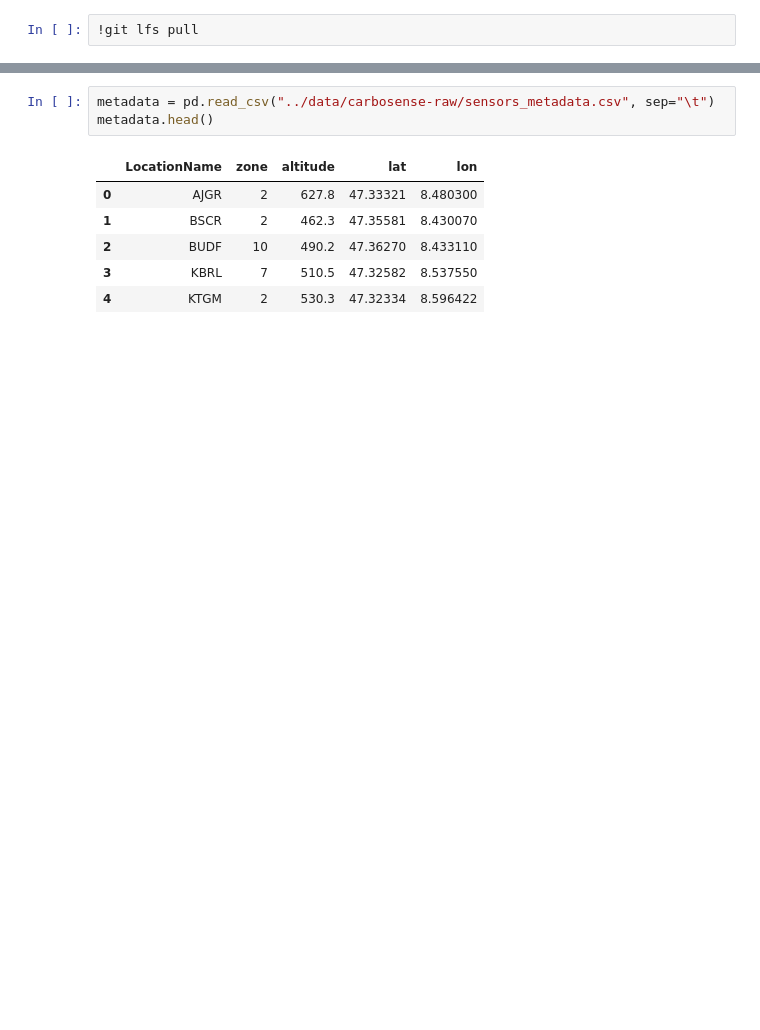
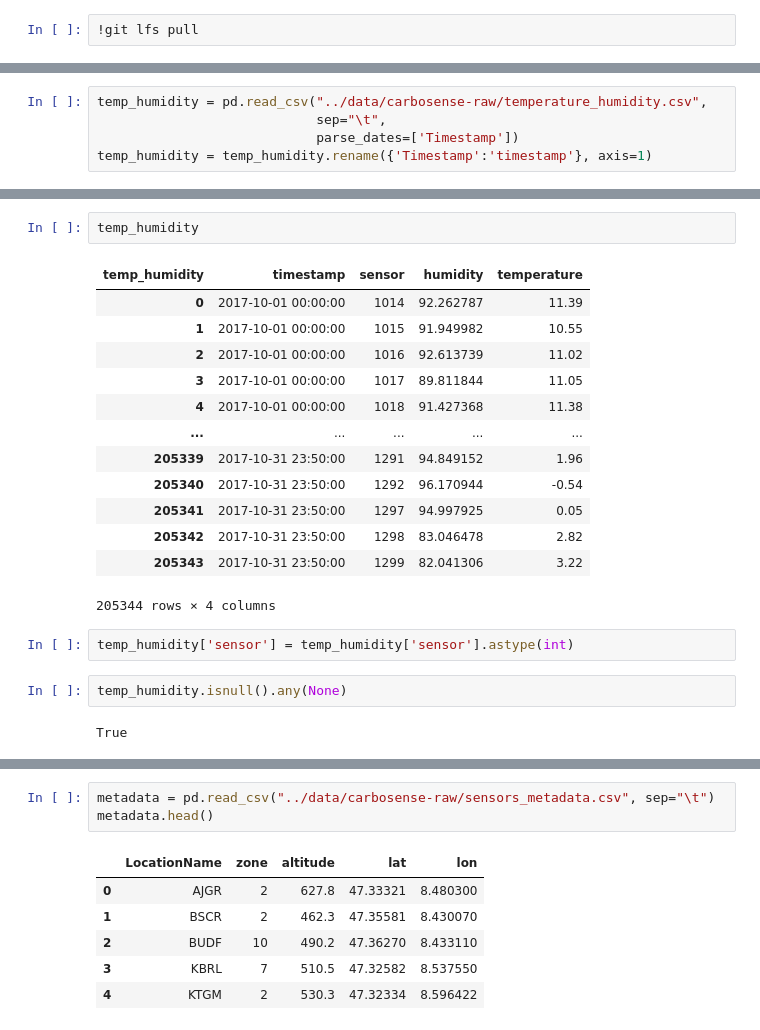
Before and after one commit to ayman-mezghani/dslab-hw1-Data_Science_with_CO2, a Jupyter notebook: notebooks/DSLab-homework1.ipynb, the cells around one changed output, grey strips where cells are left out. Cells and saved outputs as stored; diff of their text form; blank space fills up the shorter version.

```diff
--- a/notebooks/DSLab-homework1.ipynb
+++ b/notebooks/DSLab-homework1.ipynb
@@ -129,0 +150,5 @@ measurements
+# %%
+temp_humidity = pd.read_csv("../data/carbosense-raw/temperature_humidity.csv",
+                            sep="\t",
+                            parse_dates=['Timestamp'])
+temp_humidity = temp_humidity.rename({'Timestamp':'timestamp'}, axis=1)
@@ -130 +169,23 @@ measurements
+# %%
+temp_humidity
+# %% [output]
+| temp_humidity | timestamp | sensor | humidity | temperature |
+| 0 | 2017-10-01 00:00:00 | 1014 | 92.262787 | 11.39 |
+| 1 | 2017-10-01 00:00:00 | 1015 | 91.949982 | 10.55 |
+| 2 | 2017-10-01 00:00:00 | 1016 | 92.613739 | 11.02 |
+| 3 | 2017-10-01 00:00:00 | 1017 | 89.811844 | 11.05 |
+| 4 | 2017-10-01 00:00:00 | 1018 | 91.427368 | 11.38 |
+| ... | ... | ... | ... | ... |
+| 205339 | 2017-10-31 23:50:00 | 1291 | 94.849152 | 1.96 |
+| 205340 | 2017-10-31 23:50:00 | 1292 | 96.170944 | -0.54 |
+| 205341 | 2017-10-31 23:50:00 | 1297 | 94.997925 | 0.05 |
+| 205342 | 2017-10-31 23:50:00 | 1298 | 83.046478 | 2.82 |
+| 205343 | 2017-10-31 23:50:00 | 1299 | 82.041306 | 3.22 |
+205344 rows × 4 columns
+# %%
+temp_humidity['sensor'] = temp_humidity['sensor'].astype(int)
+# %%
+temp_humidity.isnull().any(None)
+# %% [output]
+True
 # %%
```
Also changed, not shown: parts of 30 cells of this notebook.
